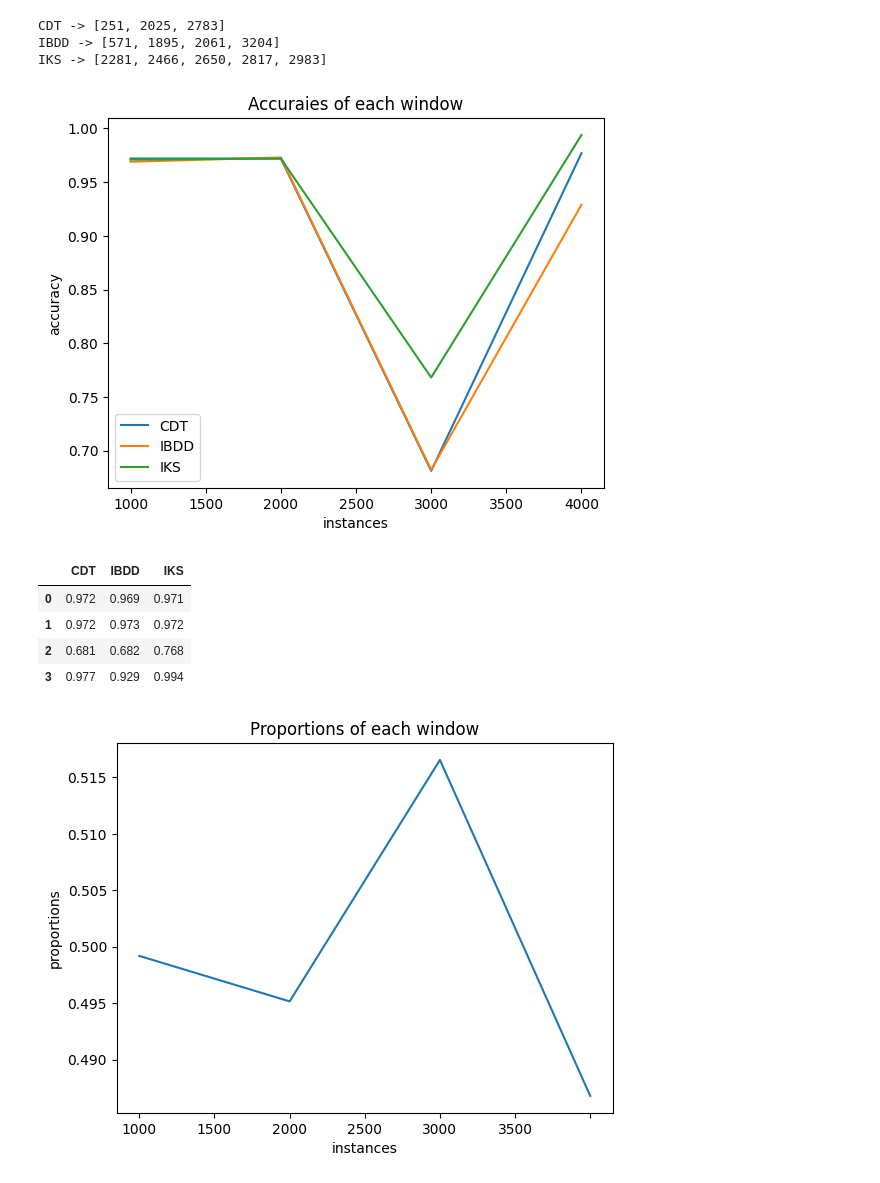
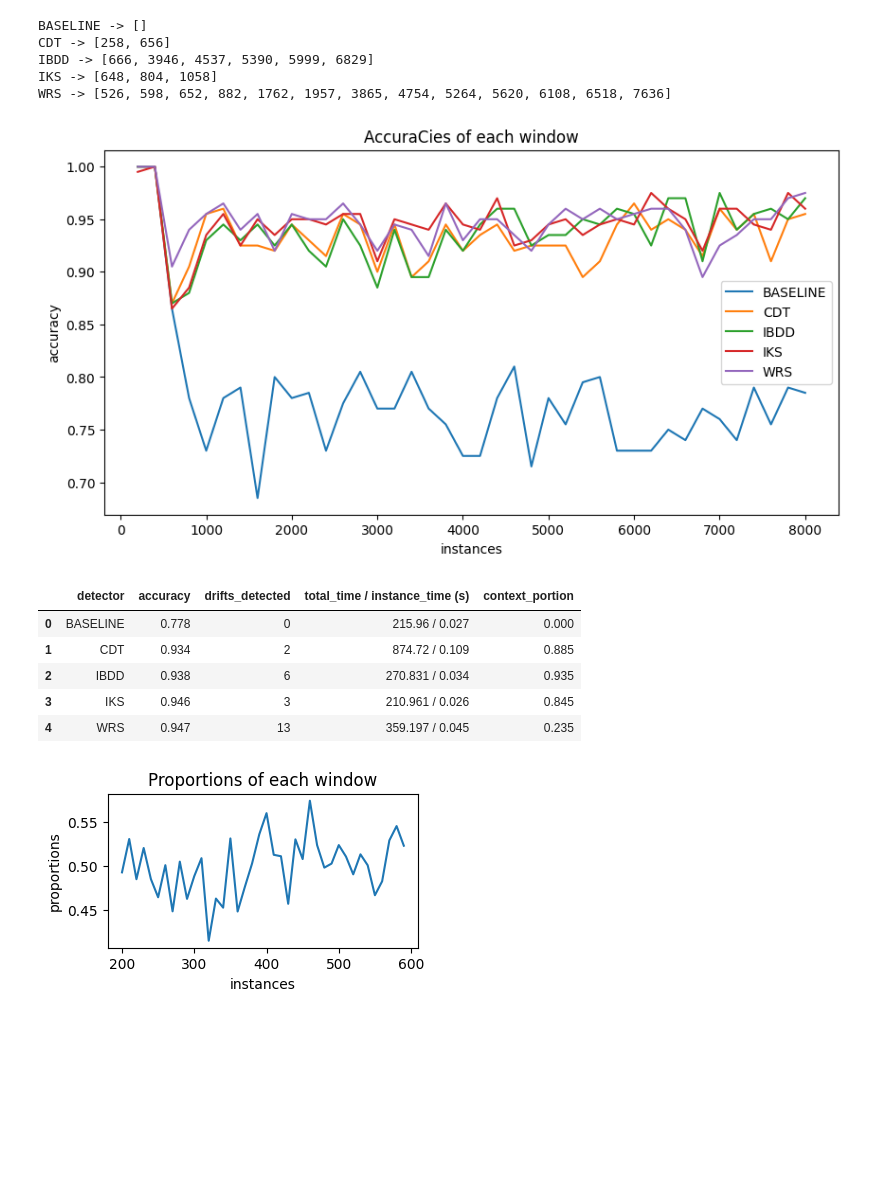
Before and after one commit to luizfernandolj/CDT, a Jupyter notebook: analysis.ipynb, the cells around one changed output. Saved outputs shown, nothing was run; the diff lists cells and outputs as text; code cells hidden in the pictures; blank space fills up the shorter version.

Commit message:
Make new experiments with detectors

```diff
--- a/analysis.ipynb
+++ b/analysis.ipynb
@@ -7,8 +7,8 @@ import seaborn as sns
 import matplotlib.pyplot as plt
 from sklearn.metrics import accuracy_score
 # %%
-window_size = 1000
-dataset_chosen = "AedesSex"
-detectors = ["CDT", "IBDD", "IKS"]
+window_size = 200
+dataset_chosen = "Arabic-digit"
+detectors = ["CDT", "IBDD", "IKS", "WRS", "BASELINE"]
 # %%
 dataset_test = pd.read_csv(f"datasets/test/{dataset_chosen}.test.csv")
@@ -18,3 +15,6 @@ detector_info = {k:0 for k in detectors}
+# %%
+proportions = []
+detector_info = {"detector":[], "accuracy":[], "drifts_detected":[], "total_time / instance_time (s)":[], "context_portion":[]}
 # %%
 def plot_accuracy(classification:list, final_acc:list):
     for i in range(0, len(classification), window_size):
@@ -30,41 +30,55 @@ def plot_proportions(proportions:list, final_prop):
 
     return final_prop
 # %%
+plt.figure(figsize=(10,5))
 for file in os.listdir(f"results/"):
     dataset, detector = file.split("_")
     if dataset == dataset_chosen:
         with open(f"results/{file}", "r") as f:
             d = json.load(f)
             if isinstance(d, dict):
                 drifts_detected, drifts_detected_at, time, context_portion, classification = d.values()
+
                 print(f"{detector.split('.')[0]} -> {drifts_detected_at}")
                 final_acc = plot_accuracy(classification, [])
-                plt.plot(np.arange(int(window_size), len(dataset_test)+1, int(window_size)), final_acc, label=detector.split('.')[0])
-                detector_info[detector.split(".")[0]] = final_acc
+                plt.plot(np.arange(int(window_size), len(dataset_test)+window_size, int(window_size)),
+                         final_acc,
+                         label=detector.split('.')[0])
+
+
+                detector_info["detector"].append(detector.split(".")[0])
+                detector_info["accuracy"].append(np.round(np.mean(final_acc), 3))
+                detector_info["drifts_detected"].append(drifts_detected)
+                detector_info["total_time / instance_time (s)"].append(f"{time} / {round(time/len(dataset_test), 3)}")
+                detector_info["context_portion"].append(context_portion)
 
             else:
                 proportions = d
                 final_prop = plot_proportions(proportions, [])
-plt.title("Accuraies of each window")
+plt.title("AccuraCies of each window")
 plt.xlabel("instances")
 plt.ylabel("accuracy")
 plt.legend()
 plt.show()
 # %% [output]
-CDT -> [251, 2025, 2783]
-IBDD -> [571, 1895, 2061, 3204]
-IKS -> [2281, 2466, 2650, 2817, 2983]
+BASELINE -> []
+CDT -> [258, 656]
+IBDD -> [666, 3946, 4537, 5390, 5999, 6829]
+IKS -> [648, 804, 1058]
+WRS -> [526, 598, 652, 882, 1762, 1957, 3865, 4754, 5264, 5620, 6108, 6518, 7636]
-[figure, old version]
+[figure, new version]
 # %%
 df = pd.DataFrame(detector_info)
 df
 # %% [output]
-|  | CDT | IBDD | IKS |
-| 0 | 0.972 | 0.969 | 0.971 |
-| 1 | 0.972 | 0.973 | 0.972 |
-| 2 | 0.681 | 0.682 | 0.768 |
-| 3 | 0.977 | 0.929 | 0.994 |
+|  | detector | accuracy | drifts_detected | total_time / instance_time (s) | context_portion |
+| 0 | BASELINE | 0.778 | 0 | 215.96 / 0.027 | 0.000 |
+| 1 | CDT | 0.934 | 2 | 874.72 / 0.109 | 0.885 |
+| 2 | IBDD | 0.938 | 6 | 270.831 / 0.034 | 0.935 |
+| 3 | IKS | 0.946 | 3 | 210.961 / 0.026 | 0.845 |
+| 4 | WRS | 0.947 | 13 | 359.197 / 0.045 | 0.235 |
 # %%
+plt.figure(figsize=(4, 2))
 prop = sns.lineplot(final_prop)
 prop.set_title("Proportions of each window")
 prop.set_xlabel("instances")
@@ -72,4 +86,4 @@ prop.set_ylabel("proportions")
 prop.set_xticklabels(np.arange(int(window_size/2), len(dataset_test), int(window_size/2)))
 plt.show()
 # %% [output]
-[figure, old version]
+[figure, new version]
```
Also changed, not shown: parts of 1 cell of this notebook, 39 other files.
